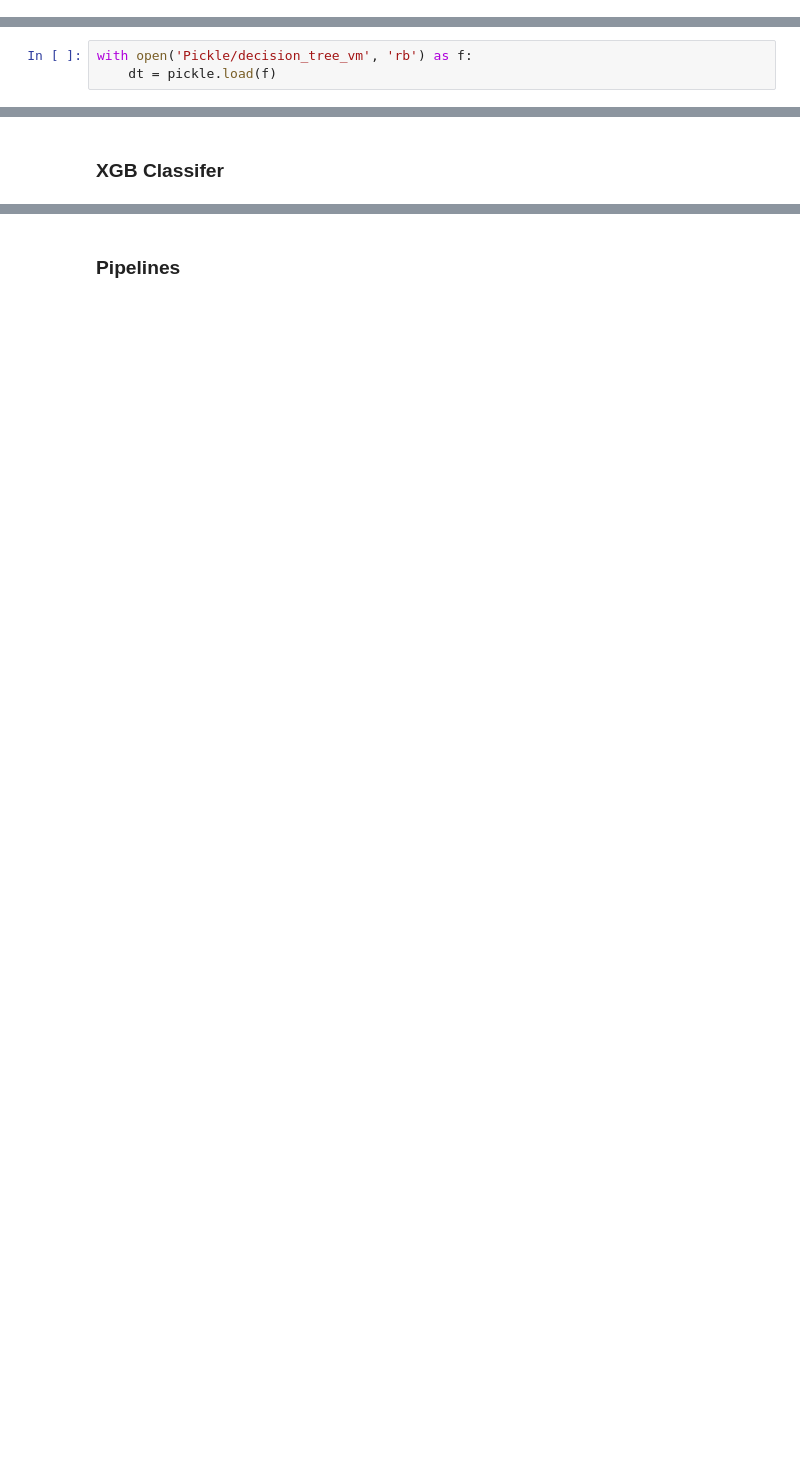
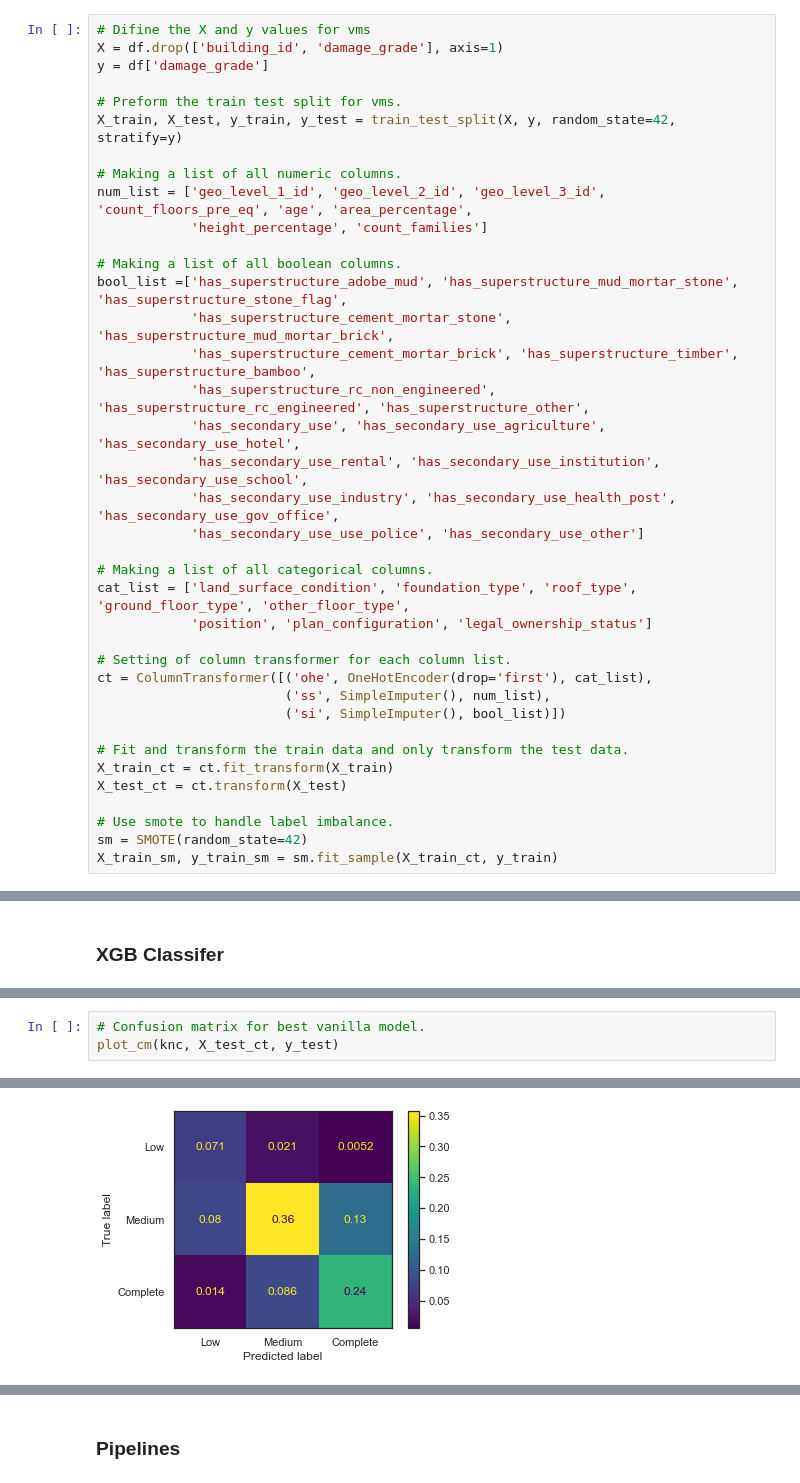
Before and after one commit to WolfnChaos/Capstone-Modeling-Earthquake-Damage, a Jupyter notebook: First_Working_Notebook.ipynb, the cells around one changed output, grey strips where cells are left out. Cells and saved outputs as stored; diff of their text form; blank space fills up the shorter version.

```diff
--- a/First_Working_Notebook.ipynb
+++ b/First_Working_Notebook.ipynb
@@ -476,2 +500,40 @@ X_train_sm, y_train_sm = sm.fit_sample(X_train_ct, y_train)
+# %%
+# Difine the X and y values for vms
+X = df.drop(['building_id', 'damage_grade'], axis=1)
+y = df['damage_grade']
+
+# Preform the train test split for vms.
+X_train, X_test, y_train, y_test = train_test_split(X, y, random_state=42, stratify=y)
+
+# Making a list of all numeric columns.
+num_list = ['geo_level_1_id', 'geo_level_2_id', 'geo_level_3_id', 'count_floors_pre_eq', 'age', 'area_percentage',
+            'height_percentage', 'count_families']
+
+# Making a list of all boolean columns.
+bool_list =['has_superstructure_adobe_mud', 'has_superstructure_mud_mortar_stone',  'has_superstructure_stone_flag',
+            'has_superstructure_cement_mortar_stone', 'has_superstructure_mud_mortar_brick',
+            'has_superstructure_cement_mortar_brick', 'has_superstructure_timber', 'has_superstructure_bamboo',
+            'has_superstructure_rc_non_engineered', 'has_superstructure_rc_engineered', 'has_superstructure_other',
+            'has_secondary_use', 'has_secondary_use_agriculture', 'has_secondary_use_hotel',
+            'has_secondary_use_rental', 'has_secondary_use_institution', 'has_secondary_use_school',
+            'has_secondary_use_industry', 'has_secondary_use_health_post', 'has_secondary_use_gov_office',
+            'has_secondary_use_use_police', 'has_secondary_use_other']
+
+# Making a list of all categorical columns.
+cat_list = ['land_surface_condition', 'foundation_type', 'roof_type', 'ground_floor_type', 'other_floor_type',
+            'position', 'plan_configuration', 'legal_ownership_status']
+
+# Setting of column transformer for each column list.
+ct = ColumnTransformer([('ohe', OneHotEncoder(drop='first'), cat_list),
+                        ('ss', SimpleImputer(), num_list),
+                        ('si', SimpleImputer(), bool_list)])
+
+# Fit and transform the train data and only transform the test data.
+X_train_ct = ct.fit_transform(X_train)
+X_test_ct = ct.transform(X_test)
+
+# Use smote to handle label imbalance.
+sm = SMOTE(random_state=42)
+X_train_sm, y_train_sm = sm.fit_sample(X_train_ct, y_train)
 # %% [markdown]
 ## Vanilla Models
@@ -486,3 +539,0 @@ X_train_sm, y_train_sm = sm.fit_sample(X_train_ct, y_train)
-# %%
-with open('Pickle/decision_tree_vm', 'rb') as f:
-    dt = pickle.load(f)
@@ -717,0 +689,4 @@ Precision: 0.7007266196691101
+# %%
+# Confusion matrix for best vanilla model.
+plot_cm(knc, X_test_ct, y_test)
+# %% [output]
@@ -717,0 +694 @@ Precision: 0.7007266196691101
+[figure, added]
```
Also changed, not shown: parts of 96 cells of this notebook, 3 other files.
